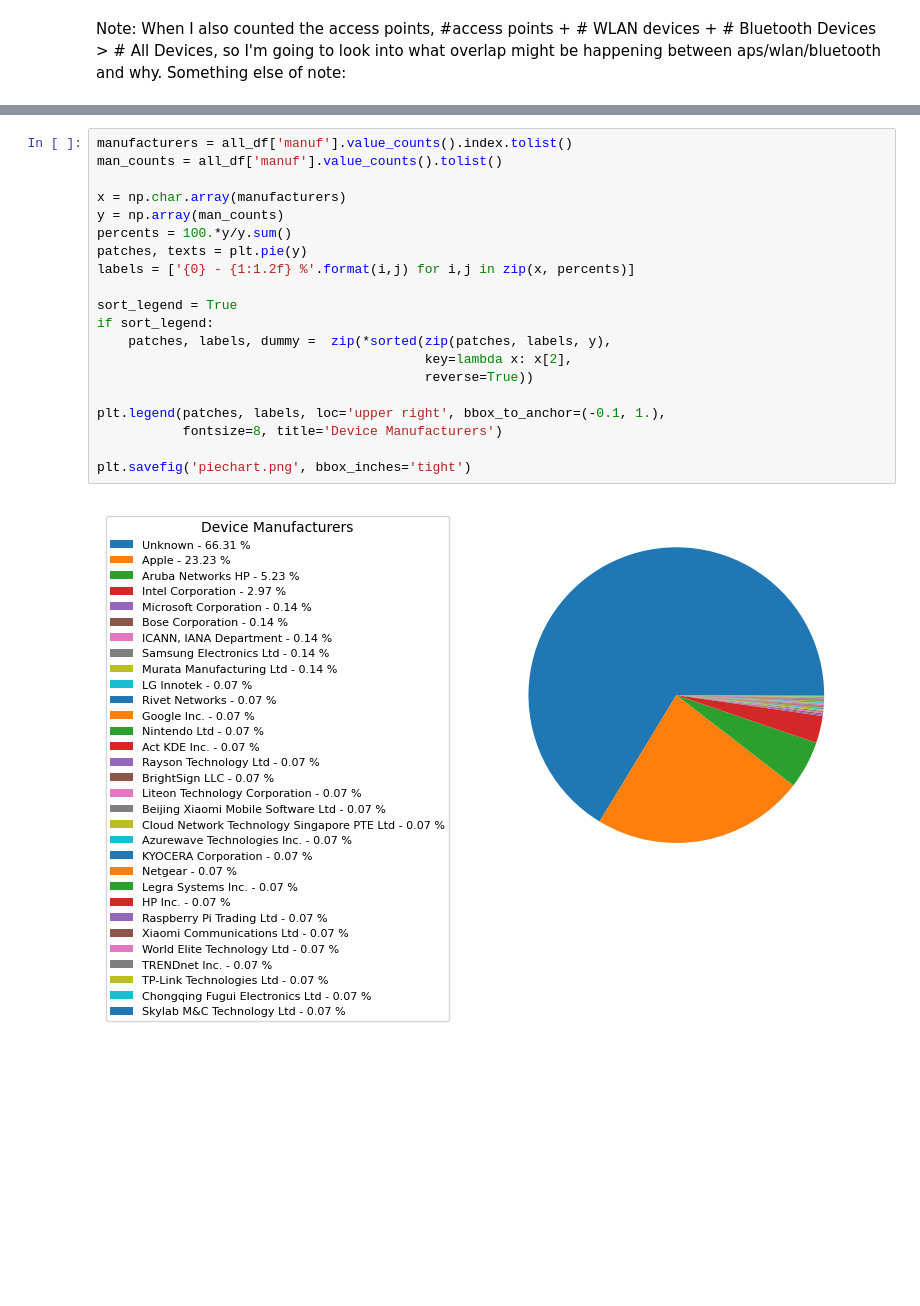
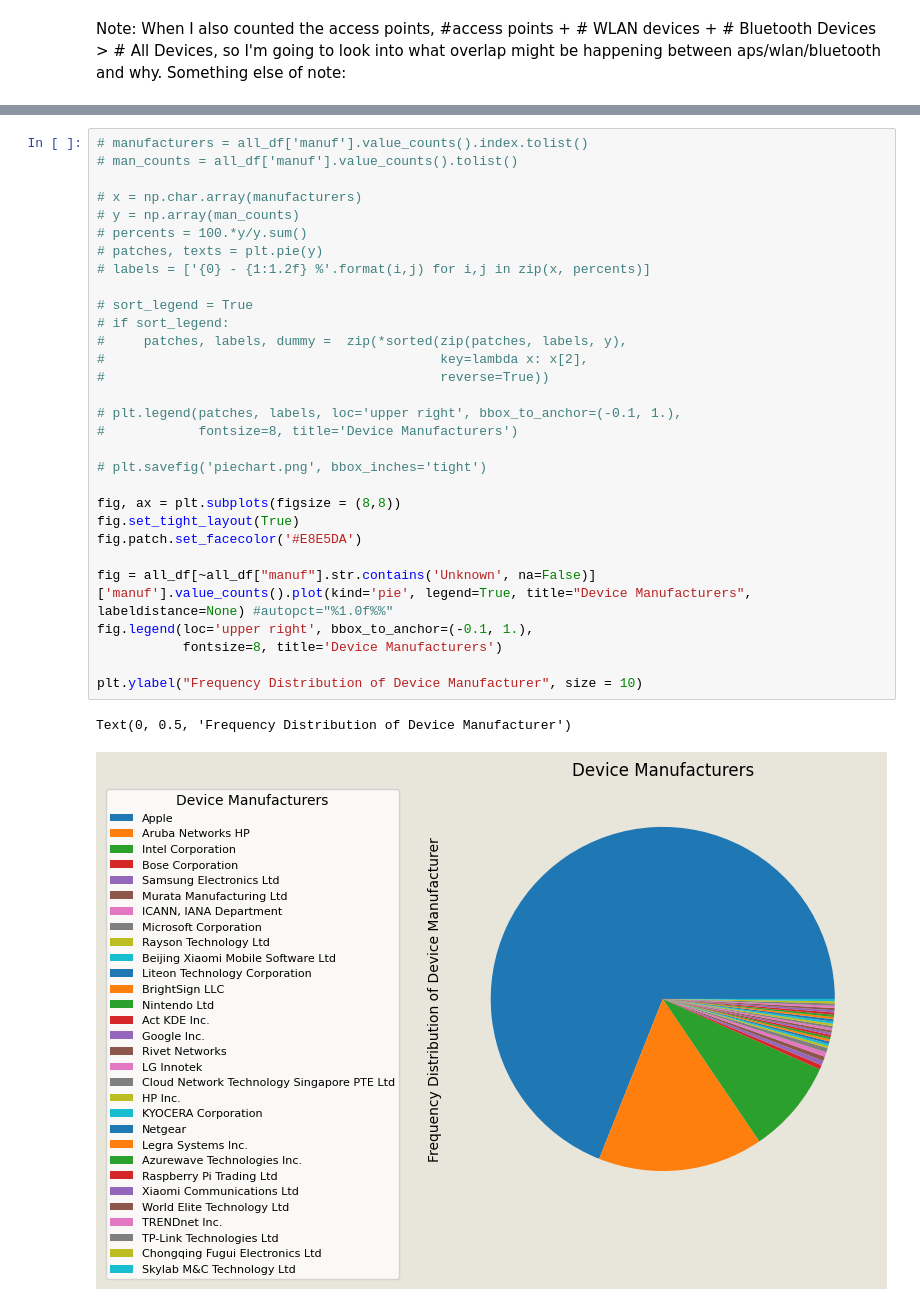
Before and after one commit to anrath/nerve-dashboard, a Jupyter notebook: nicki/summary-stats.ipynb, the cells around one changed output, grey strips where cells are left out. Cells and saved outputs as stored; diff of their text form; blank space fills up the shorter version.

```diff
--- a/nicki/summary-stats.ipynb
+++ b/nicki/summary-stats.ipynb
@@ -172,25 +185,36 @@ all_df['manuf'].value_counts().plot(kind='bar', ylabel="Number of Devices", xlab
 # %%
-manufacturers = all_df['manuf'].value_counts().index.tolist()
-man_counts = all_df['manuf'].value_counts().tolist()
+# manufacturers = all_df['manuf'].value_counts().index.tolist()
+# man_counts = all_df['manuf'].value_counts().tolist()
 
-x = np.char.array(manufacturers)
-y = np.array(man_counts)
-percents = 100.*y/y.sum()
-patches, texts = plt.pie(y)
-labels = ['{0} - {1:1.2f} %'.format(i,j) for i,j in zip(x, percents)]
+# x = np.char.array(manufacturers)
+# y = np.array(man_counts)
+# percents = 100.*y/y.sum()
+# patches, texts = plt.pie(y)
+# labels = ['{0} - {1:1.2f} %'.format(i,j) for i,j in zip(x, percents)]
 
-sort_legend = True
-if sort_legend:
-    patches, labels, dummy =  zip(*sorted(zip(patches, labels, y),
-                                          key=lambda x: x[2],
-                                          reverse=True))
+# sort_legend = True
+# if sort_legend:
+#     patches, labels, dummy =  zip(*sorted(zip(patches, labels, y),
+#                                           key=lambda x: x[2],
+#                                           reverse=True))
 
-plt.legend(patches, labels, loc='upper right', bbox_to_anchor=(-0.1, 1.),
+# plt.legend(patches, labels, loc='upper right', bbox_to_anchor=(-0.1, 1.),
+#            fontsize=8, title='Device Manufacturers')
+
+# plt.savefig('piechart.png', bbox_inches='tight')
+
+fig, ax = plt.subplots(figsize = (8,8))
+fig.set_tight_layout(True)
+fig.patch.set_facecolor('#E8E5DA')
+
+fig = all_df[~all_df["manuf"].str.contains('Unknown', na=False)]['manuf'].value_counts().plot(kind='pie', legend=True, title="Device Manufacturers", labeldistance=None) #autopct="%1.0f%%"
+fig.legend(loc='upper right', bbox_to_anchor=(-0.1, 1.),
            fontsize=8, title='Device Manufacturers')
 
-plt.savefig('piechart.png', bbox_inches='tight')
+plt.ylabel("Frequency Distribution of Device Manufacturer", size = 10)
 # %% [output]
+Text(0, 0.5, 'Frequency Distribution of Device Manufacturer')
-[figure, old version]
+[figure, new version]
 # %%
 # Graph for percentages of different device types
 
```
Also changed, not shown: parts of 6 cells of this notebook, 5 other files.
